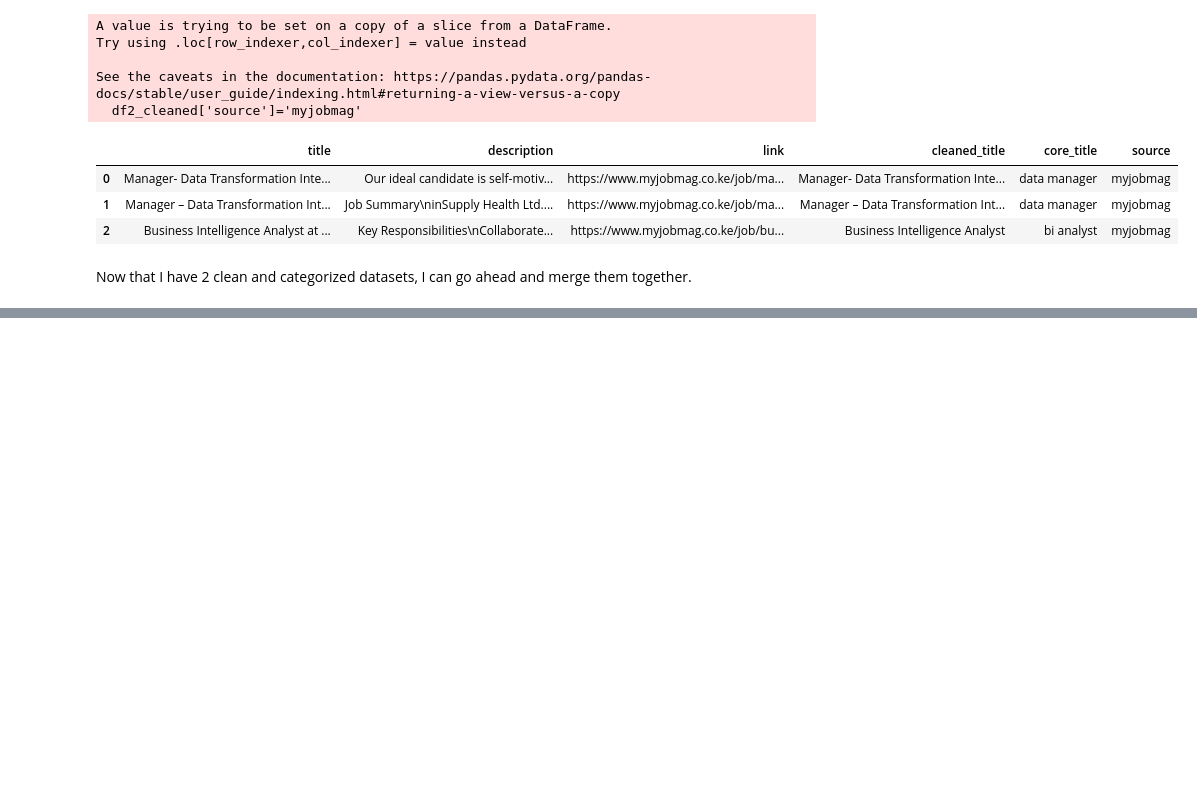
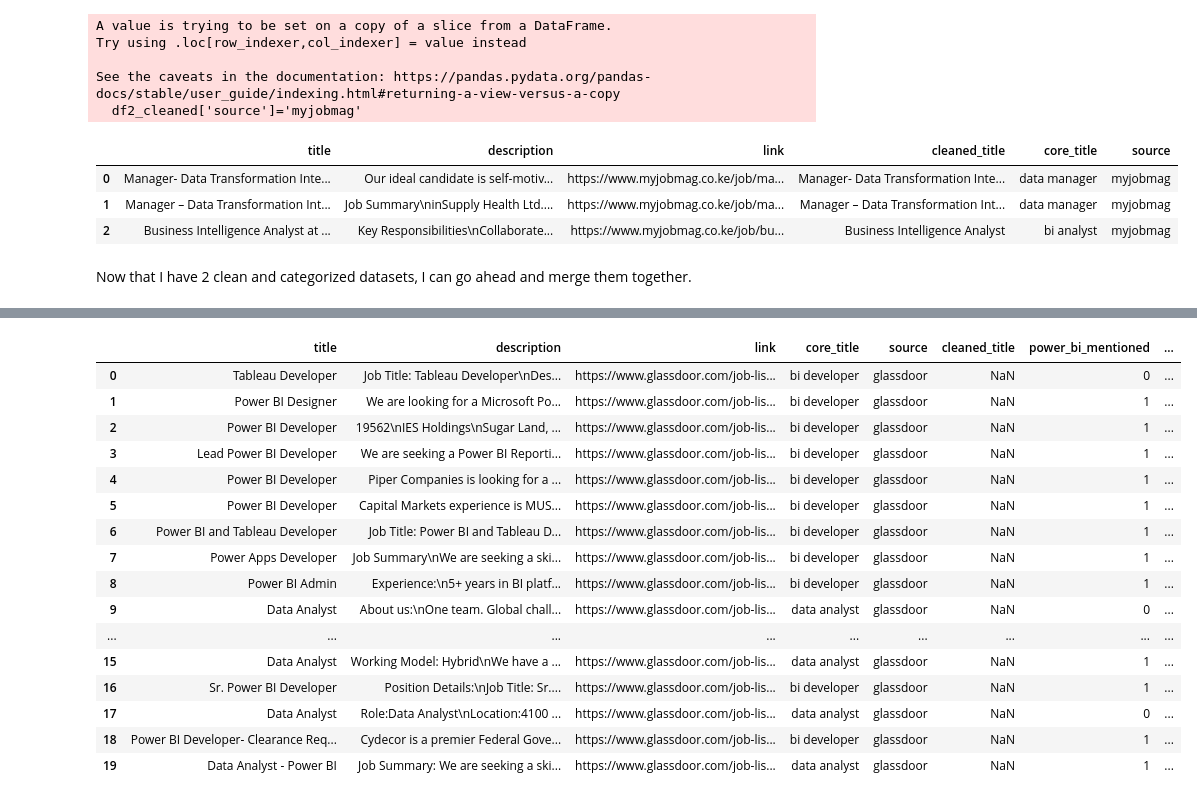
Before and after one commit to WamzMwangi/Job_Market_Analysis-BI_Tools, a Jupyter notebook: main.ipynb, the cells around one changed output, grey strips where cells are left out. Drawn from its saved outputs; the diff is of its cells as text; code cells hidden in the pictures; blank space fills up the shorter version.

Commit message:
spacy phrasematcher

```diff
--- a/main.ipynb
+++ b/main.ipynb
@@ -293,0 +304,3 @@ df.head()
+# %%
+#load the english model from spacy
+nlp_en = spacy.load('en_core_web_sm')
@@ -293,0 +329,58 @@ df.head()
+# %%
+# Initialize the PhraseMatcher
+matcher = PhraseMatcher(nlp_en.vocab,attr='LOWER')
+
+#common phrases for power BI and tableau that will be searched
+power_bi_phrases = ["Power BI", "Microsoft Power BI", "PowerBI","Power-BI","Ms Power BI"]
+tableau_phrases = ["Tableau", "Tableau Desktop", "Tableau Online",]
+
+pattern1 = [nlp_en(text) for text in power_bi_phrases]
+pattern2 = [nlp_en(text) for text in tableau_phrases]
+
+matcher.add("POWER_BI",pattern1)
+matcher.add("TABLEAU",pattern2)
+# %%
+def find_all_matches(text):
+    if pd.isna(text):
+        return None
+    doc = nlp_en(text.lower())
+    matches = matcher(doc)
+
+    found_tools = {
+        'power_bi_mentioned': 0,
+        'tableau_mentioned': 0
+    }
+
+    for match_id, start, end in matches:
+        tool_name = nlp_en.vocab.strings[match_id]
+        if tool_name == 'POWER_BI':
+            found_tools['power_bi_mentioned'] = 1
+        elif tool_name == 'TABLEAU':
+            found_tools['tableau_mentioned'] = 1
+
+    return found_tools
+
+# Step 4: Apply the function to the DataFrame
+df[['power_bi_mentioned', 'tableau_mentioned']] = df['description'].apply(
+    lambda x: pd.Series(find_all_matches(x))
+)
+# %%
+df.head(20)
+# %% [output]
+|  | title | description | link | core_title | source | cleaned_title | power_bi_mentioned | ... |
+| 0 | Tableau Developer | Job Title: Tableau Developer\nDes... | https://www.glassdoor.com/job-lis... | bi developer | glassdoor | NaN | 0 | ... |
+| 1 | Power BI Designer | We are looking for a Microsoft Po... | https://www.glassdoor.com/job-lis... | bi developer | glassdoor | NaN | 1 | ... |
+| 2 | Power BI Developer | 19562\nIES Holdings\nSugar Land, ... | https://www.glassdoor.com/job-lis... | bi developer | glassdoor | NaN | 1 | ... |
+| 3 | Lead Power BI Developer | We are seeking a Power BI Reporti... | https://www.glassdoor.com/job-lis... | bi developer | glassdoor | NaN | 1 | ... |
+| 4 | Power BI Developer | Piper Companies is looking for a ... | https://www.glassdoor.com/job-lis... | bi developer | glassdoor | NaN | 1 | ... |
+| 5 | Power BI Developer | Capital Markets experience is MUS... | https://www.glassdoor.com/job-lis... | bi developer | glassdoor | NaN | 1 | ... |
+| 6 | Power BI and Tableau Developer | Job Title: Power BI and Tableau D... | https://www.glassdoor.com/job-lis... | bi developer | glassdoor | NaN | 1 | ... |
+| 7 | Power Apps Developer | Job Summary\nWe are seeking a ski... | https://www.glassdoor.com/job-lis... | bi developer | glassdoor | NaN | 1 | ... |
+| 8 | Power BI Admin | Experience:\n5+ years in BI platf... | https://www.glassdoor.com/job-lis... | bi developer | glassdoor | NaN | 1 | ... |
+| 9 | Data Analyst | About us:\nOne team. Global chall... | https://www.glassdoor.com/job-lis... | data analyst | glassdoor | NaN | 0 | ... |
+| ... | ... | ... | ... | ... | ... | ... | ... | ... |
+| 15 | Data Analyst | Working Model: Hybrid\nWe have a ... | https://www.glassdoor.com/job-lis... | data analyst | glassdoor | NaN | 1 | ... |
+| 16 | Sr. Power BI Developer | Position Details:\nJob Title: Sr.... | https://www.glassdoor.com/job-lis... | bi developer | glassdoor | NaN | 1 | ... |
+| 17 | Data Analyst | Role:Data Analyst\nLocation:4100 ... | https://www.glassdoor.com/job-lis... | data analyst | glassdoor | NaN | 0 | ... |
+| 18 | Power BI Developer- Clearance Req... | Cydecor is a premier Federal Gove... | https://www.glassdoor.com/job-lis... | bi developer | glassdoor | NaN | 1 | ... |
+| 19 | Data Analyst - Power BI | Job Summary: We are seeking a ski... | https://www.glassdoor.com/job-lis... | data analyst | glassdoor | NaN | 1 | ... |
```
Also changed, not shown: parts of 8 cells of this notebook, 2 other files.
